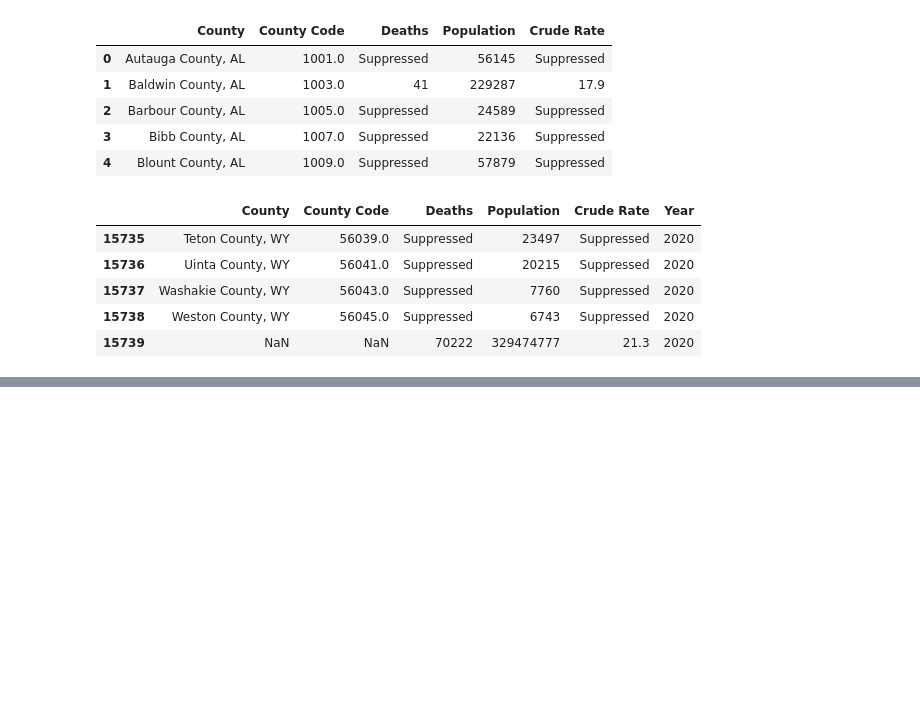
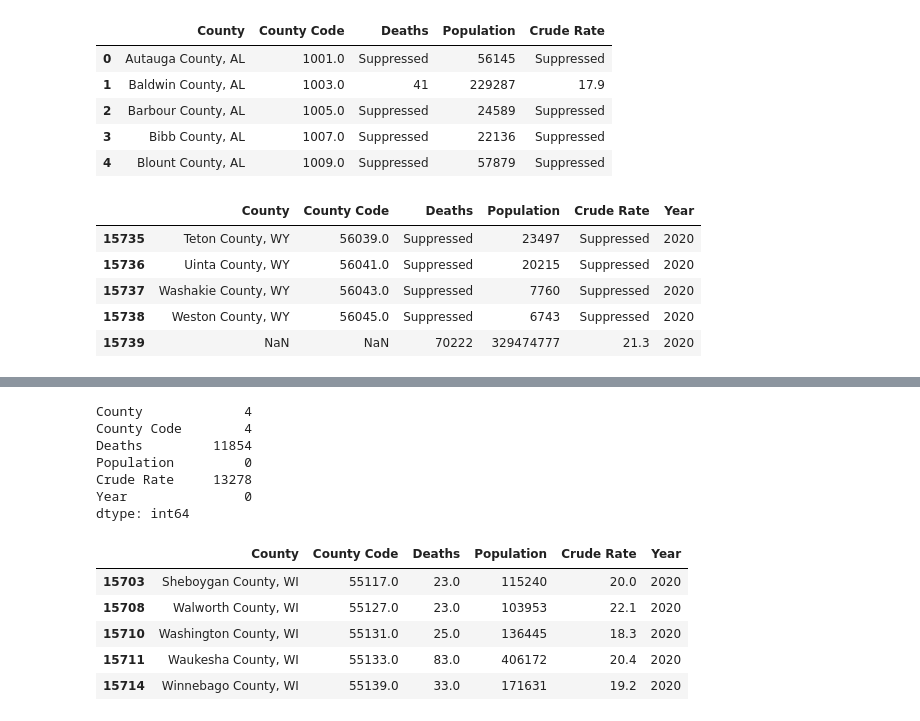
Before and after one commit to patgilch17/Group1FinalProject, a Jupyter notebook: Milos/Data_Processing.ipynb, the cells around one changed output, grey strips where cells are left out. Drawn from its saved outputs; the diff is of its cells as text; code cells hidden in the pictures; blank space fills up the shorter version.

```diff
--- a/Milos/Data_Processing.ipynb
+++ b/Milos/Data_Processing.ipynb
@@ -82,0 +96,27 @@ opioid_deaths_all.tail()
+# %%
+# Replace "Suppressed" values with NaN
+opioid_deaths_all['Deaths'] = pd.to_numeric(opioid_deaths_all['Deaths'], errors='coerce')
+opioid_deaths_all['Crude Rate'] = pd.to_numeric(opioid_deaths_all['Crude Rate'], errors='coerce')
+
+# Check for any remaining non-numeric values
+print(opioid_deaths_all.isna().sum())
+
+# Drop any rows with missing values
+opioid_deaths_all.dropna(inplace=True)
+
+# Check the cleaned dataframe
+opioid_deaths_all.tail()
+# %% [output]
+County             4
+County Code        4
+Deaths         11854
+Population         0
+Crude Rate     13278
+Year               0
+dtype: int64
+|  | County | County Code | Deaths | Population | Crude Rate | Year |
+| 15703 | Sheboygan County, WI | 55117.0 | 23.0 | 115240 | 20.0 | 2020 |
+| 15708 | Walworth County, WI | 55127.0 | 23.0 | 103953 | 22.1 | 2020 |
+| 15710 | Washington County, WI | 55131.0 | 25.0 | 136445 | 18.3 | 2020 |
+| 15711 | Waukesha County, WI | 55133.0 | 83.0 | 406172 | 20.4 | 2020 |
+| 15714 | Winnebago County, WI | 55139.0 | 33.0 | 171631 | 19.2 | 2020 |
```
Also changed, not shown: parts of 12 cells of this notebook.
